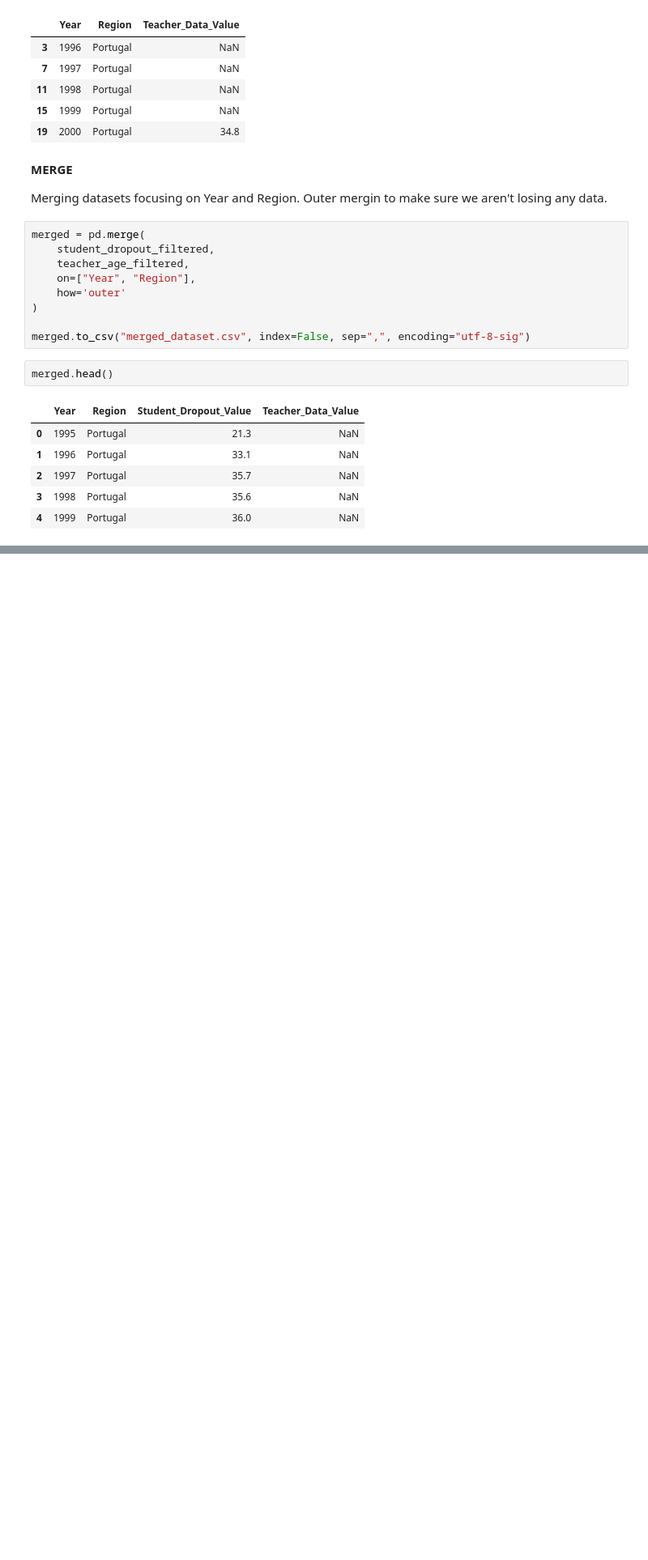
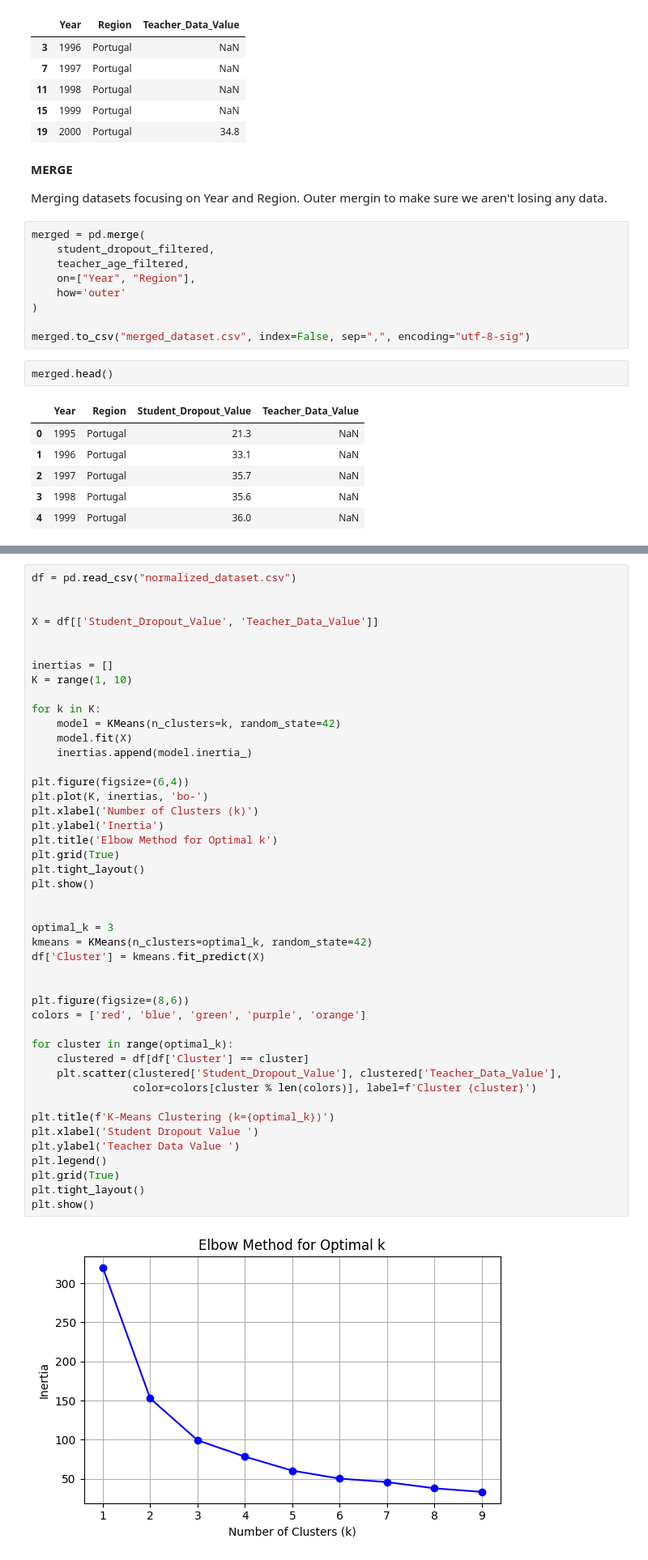
Before and after one commit to MrAliBulut/AI_TRABALHO, a Jupyter notebook: inspection.ipynb, the cells around one changed output, grey strips where cells are left out. Shown: that part at 81% size. Drawn from its saved outputs; the diff is of its cells as text; blank space fills up the shorter version.

```diff
--- a/inspection.ipynb
+++ b/inspection.ipynb
@@ -105,0 +263,47 @@ merged.head()
+# %%
+df = pd.read_csv("normalized_dataset.csv")
+
+
+X = df[['Student_Dropout_Value', 'Teacher_Data_Value']]
+
+
+inertias = []
+K = range(1, 10)
+
+for k in K:
+    model = KMeans(n_clusters=k, random_state=42)
+    model.fit(X)
+    inertias.append(model.inertia_)
+
+plt.figure(figsize=(6,4))
+plt.plot(K, inertias, 'bo-')
+plt.xlabel('Number of Clusters (k)')
+plt.ylabel('Inertia')
+plt.title('Elbow Method for Optimal k')
+plt.grid(True)
+plt.tight_layout()
+plt.show()
+
+
+optimal_k = 3
+kmeans = KMeans(n_clusters=optimal_k, random_state=42)
+df['Cluster'] = kmeans.fit_predict(X)
+
+
+plt.figure(figsize=(8,6))
+colors = ['red', 'blue', 'green', 'purple', 'orange']
+
+for cluster in range(optimal_k):
+    clustered = df[df['Cluster'] == cluster]
+    plt.scatter(clustered['Student_Dropout_Value'], clustered['Teacher_Data_Value'],
+                color=colors[cluster % len(colors)], label=f'Cluster {cluster}')
+
+plt.title(f'K-Means Clustering (k={optimal_k})')
+plt.xlabel('Student Dropout Value ')
+plt.ylabel('Teacher Data Value ')
+plt.legend()
+plt.grid(True)
+plt.tight_layout()
+plt.show()
+# %% [output]
+[figure, added]
```
Also changed, not shown: parts of 11 cells of this notebook, 2 other files.
